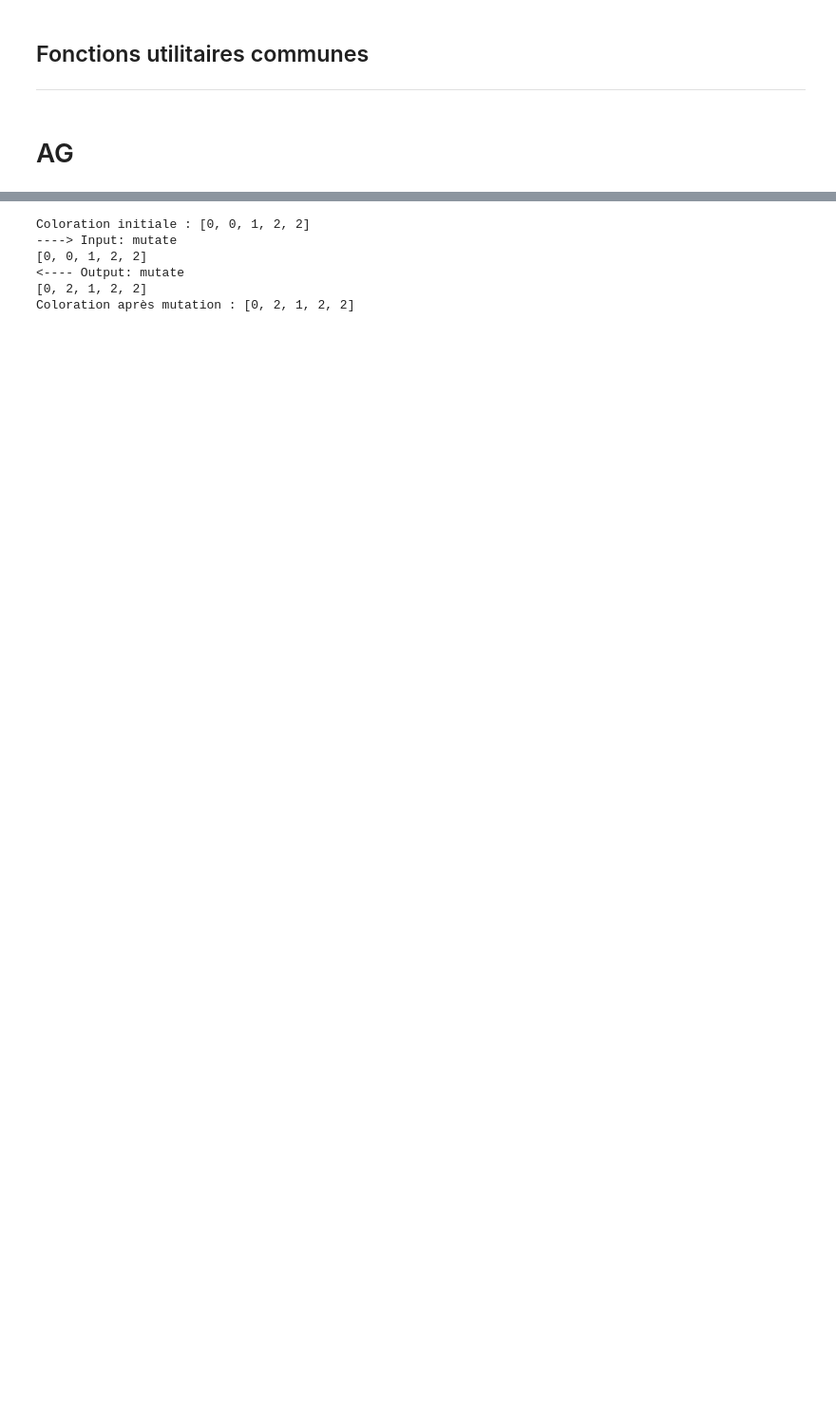
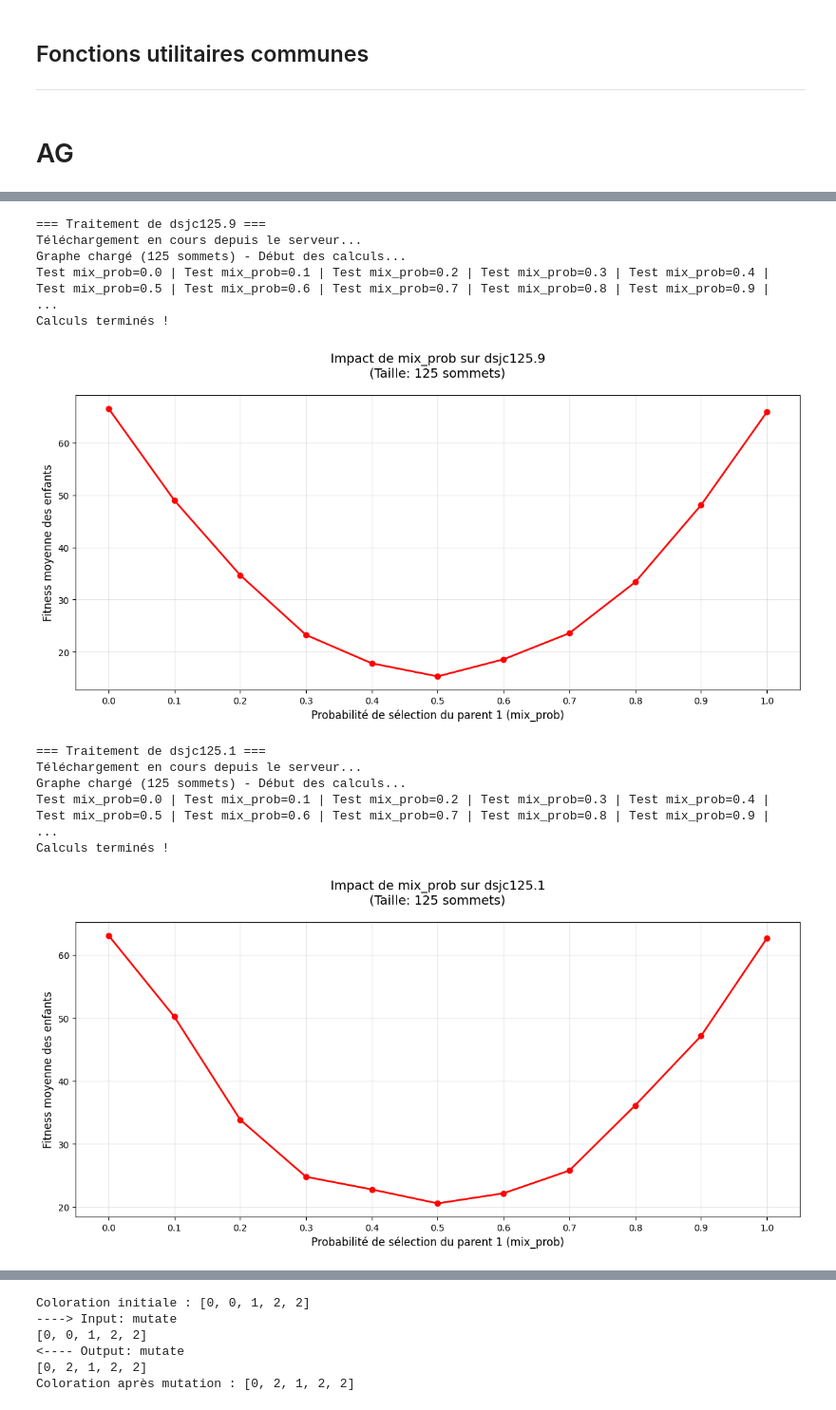
Before and after one commit to zcybrgd/Implementing-Optimization-Techniques, a Jupyter notebook: TP4-Evolutionnary-Metaheuristics/TP04_SQ2_EQUIPE03_Metaheuristics_AG_ACO.ipynb, the cells around one changed output, grey strips where cells are left out. Shown at 95% size. Cells and saved outputs as stored; diff of their text form; code cells hidden in the pictures; blank space fills up the shorter version.

```diff
--- a/TP4-Evolutionnary-Metaheuristics/TP04_SQ2_EQUIPE03_Metaheuristics_AG_ACO.ipynb
+++ b/TP4-Evolutionnary-Metaheuristics/TP04_SQ2_EQUIPE03_Metaheuristics_AG_ACO.ipynb
@@ -510,0 +714,76 @@ Parent 2: [2, 1, 3, 1, 2] (Fitness: 4)
+# %%
+def study_mix_prob_effect_multigraphs():
+    """
+    Étudie l'impact de mix_prob sur différents graphes et affiche les graphiques immédiatement
+    """
+    random.seed(42)
+    mix_probs = [i/10 for i in range(11)]
+    num_trials = 50
+    graphs_bench = {
+        "dsjc125.9": 44,
+        "dsjc125.1": 5,
+        "dsjc250.1": 8,
+        "r250.1": 8,
+        "flat300_28_0": 28,
+        "le450_25c": 25
+    }
+
+    for graph_name, best_color in graphs_bench.items():
+        print(f"\n=== Traitement de {graph_name} ===")
+
+        try:
+            # Chargement du graphe
+            print(f"Téléchargement en cours depuis le serveur...")
+            adj_matrix, num_vertices = lire_graphe_triangulaire(
+                f"https://cedric.cnam.fr/~porumbed/graphs/{graph_name}.col",
+                is_url=True
+            )
+            print(f"Graphe chargé ({num_vertices} sommets) - Début des calculs...")
+
+            # Calcul des résultats
+            results = []
+            for prob in mix_probs:
+                print(f"Test mix_prob={prob:.1f}", end=" | ")
+                total = 0
+                for _ in range(num_trials):
+                    parents = generate_population(2, adj_matrix, num_vertices, best_color)
+                    child1, child2 = uniform_crossover(*parents, adj_matrix, num_vertices, prob)
+                    total += (child1.fitness + child2.fitness)/2
+                results.append(total/num_trials)
+            print("\nCalculs terminés !")
+
+            # Création du graphique
+            plt.figure(figsize=(12, 6))
+            plt.plot(mix_probs, results, 'r-o', linewidth=2)
+            plt.title(f"Impact de mix_prob sur {graph_name}\n(Taille: {num_vertices} sommets)", fontsize=14, pad=20)
+            plt.xlabel("Probabilité de sélection du parent 1 (mix_prob)", fontsize=12)
+            plt.ylabel("Fitness moyenne des enfants", fontsize=12)
+            plt.xticks(mix_probs, fontsize=10)
+            plt.yticks(fontsize=10)
+            plt.grid(True, alpha=0.3)
+
+            # Affichage + sauvegarde
+            plt.tight_layout()
+            plt.savefig(f"mix_prob_{graph_name}.png", dpi=100)  # Sauvegarde en arrière-plan
+            plt.show()  # Affiche la figure immédiatement
+            plt.close()
+
+        except Exception as e:
+            print(f"/!\ Erreur avec {graph_name}: {str(e)}")
+            continue
+
+# Exécutez cette fonction
+study_mix_prob_effect_multigraphs()
+# %% [output]
+=== Traitement de dsjc125.9 ===
+Téléchargement en cours depuis le serveur...
+Graphe chargé (125 sommets) - Début des calculs...
+Test mix_prob=0.0 | Test mix_prob=0.1 | Test mix_prob=0.2 | Test mix_prob=0.3 | Test mix_prob=0.4 | Test mix_prob=0.5 | Test mix_prob=0.6 | Test mix_prob=0.7 | Test mix_prob=0.8 | Test mix_prob=0.9 |  ...
+Calculs terminés !
+[figure, added]
+=== Traitement de dsjc125.1 ===
+Téléchargement en cours depuis le serveur...
+Graphe chargé (125 sommets) - Début des calculs...
+Test mix_prob=0.0 | Test mix_prob=0.1 | Test mix_prob=0.2 | Test mix_prob=0.3 | Test mix_prob=0.4 | Test mix_prob=0.5 | Test mix_prob=0.6 | Test mix_prob=0.7 | Test mix_prob=0.8 | Test mix_prob=0.9 |  ...
+Calculs terminés !
+[figure, added]
```
Also changed, not shown: parts of 74 cells of this notebook.
